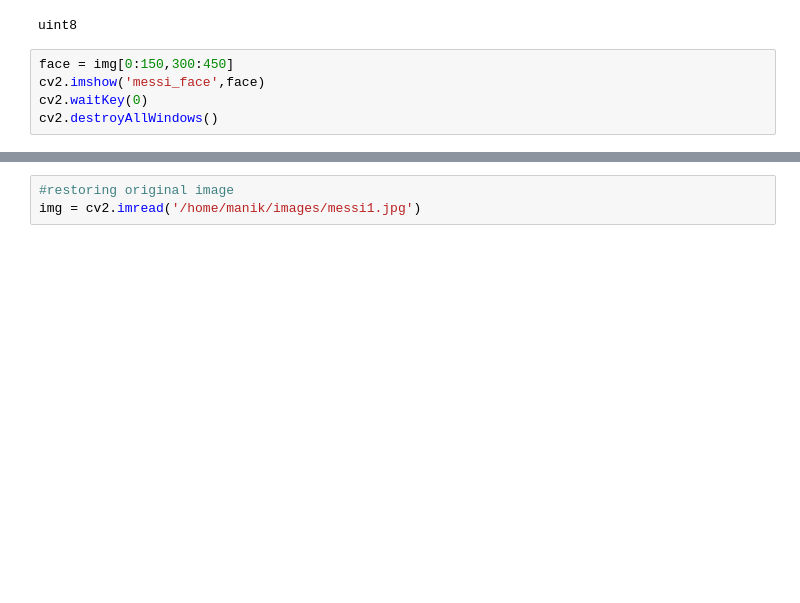
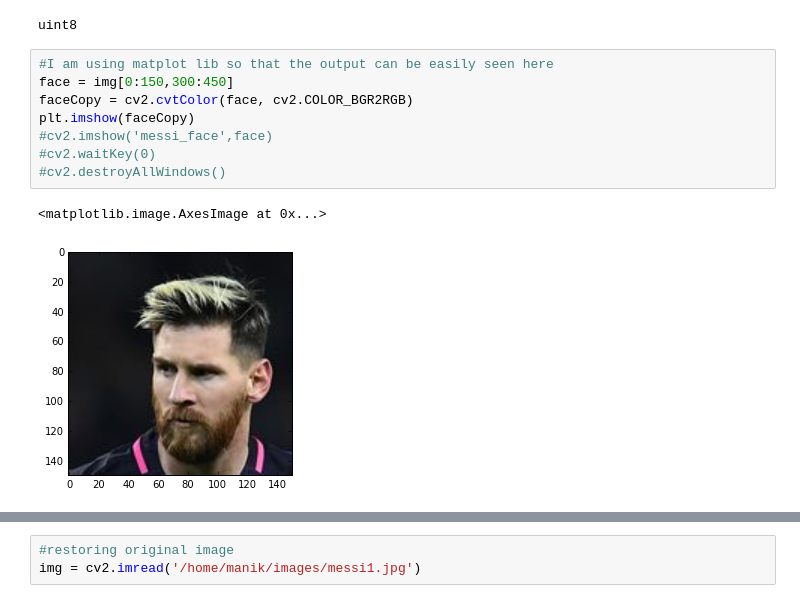
Before and after one commit to manikbhandari/opencv, a Jupyter notebook: opencv_1.ipynb, the cells around one changed output, grey strips where cells are left out. Drawn from its saved outputs; the diff is of its cells as text; blank space fills up the shorter version.

```diff
--- a/opencv_1.ipynb
+++ b/opencv_1.ipynb
@@ -57,9 +57,15 @@ print img.dtype #Wrong data type is a source of a large no. of errors
 # %% [output]
 uint8
 # %%
+#I am using matplot lib so that the output can be easily seen here
 face = img[0:150,300:450]
-cv2.imshow('messi_face',face)
-cv2.waitKey(0)
-cv2.destroyAllWindows()
+faceCopy = cv2.cvtColor(face, cv2.COLOR_BGR2RGB)
+plt.imshow(faceCopy)
+#cv2.imshow('messi_face',face)
+#cv2.waitKey(0)
+#cv2.destroyAllWindows()
+# %% [output]
+<matplotlib.image.AxesImage at 0x...>
+[figure, added]
 # %%
 img[0:150,125:275] = face
```
Also changed, not shown: parts of 19 cells of this notebook.
